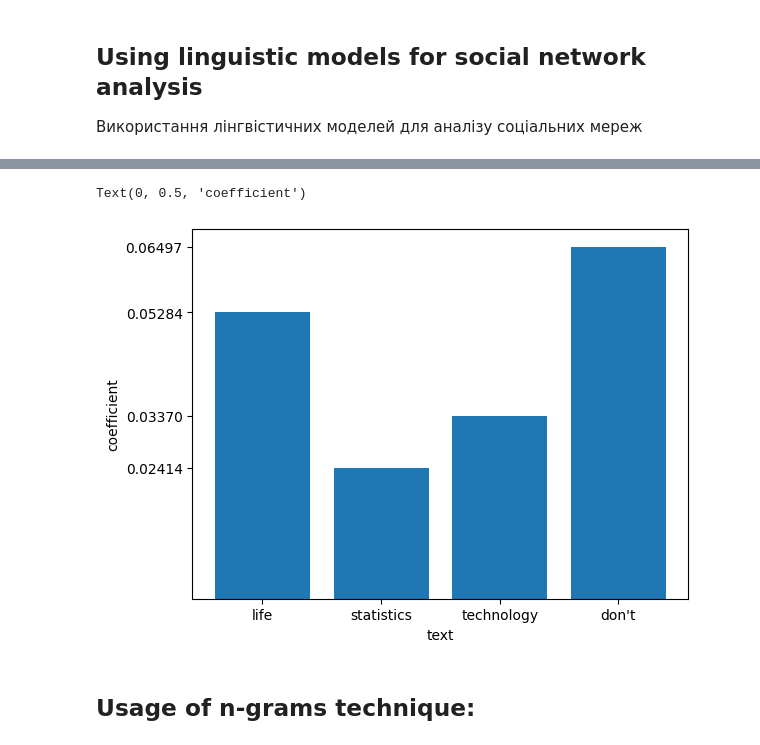
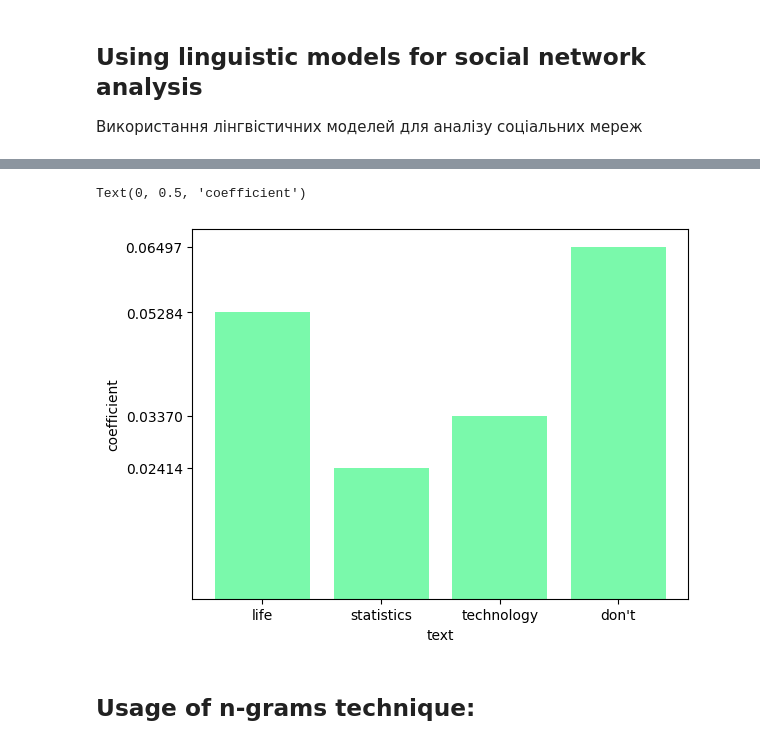
Before and after one commit to maxvonlancaster/math_modeling, a Jupyter notebook: llm/valentyn/posts_analysis.ipynb, the cells around one changed output, grey strips where cells are left out. Cells and saved outputs as stored; diff of their text form; code cells hidden in the pictures.

```diff
--- a/llm/valentyn/posts_analysis.ipynb
+++ b/llm/valentyn/posts_analysis.ipynb
@@ -38,13 +38,13 @@ Execution time: 2.390104055404663 seconds
 # %%
 tags = [text.lower().split()[0] for text in texts]
-plt.bar(tags, result)
+plt.bar(tags, result, color="xkcd:seafoam green")
 plt.xticks(tags)
 plt.yticks(result)
 plt.xlabel('text')
 plt.ylabel('coefficient')
 # %% [output]
 Text(0, 0.5, 'coefficient')
-[figure, old version]
+[figure, new version]
 # %% [markdown]
 ## Usage of n-grams technique:
 # %%
```
Also changed, not shown: parts of 2 cells of this notebook, 1 other file.
